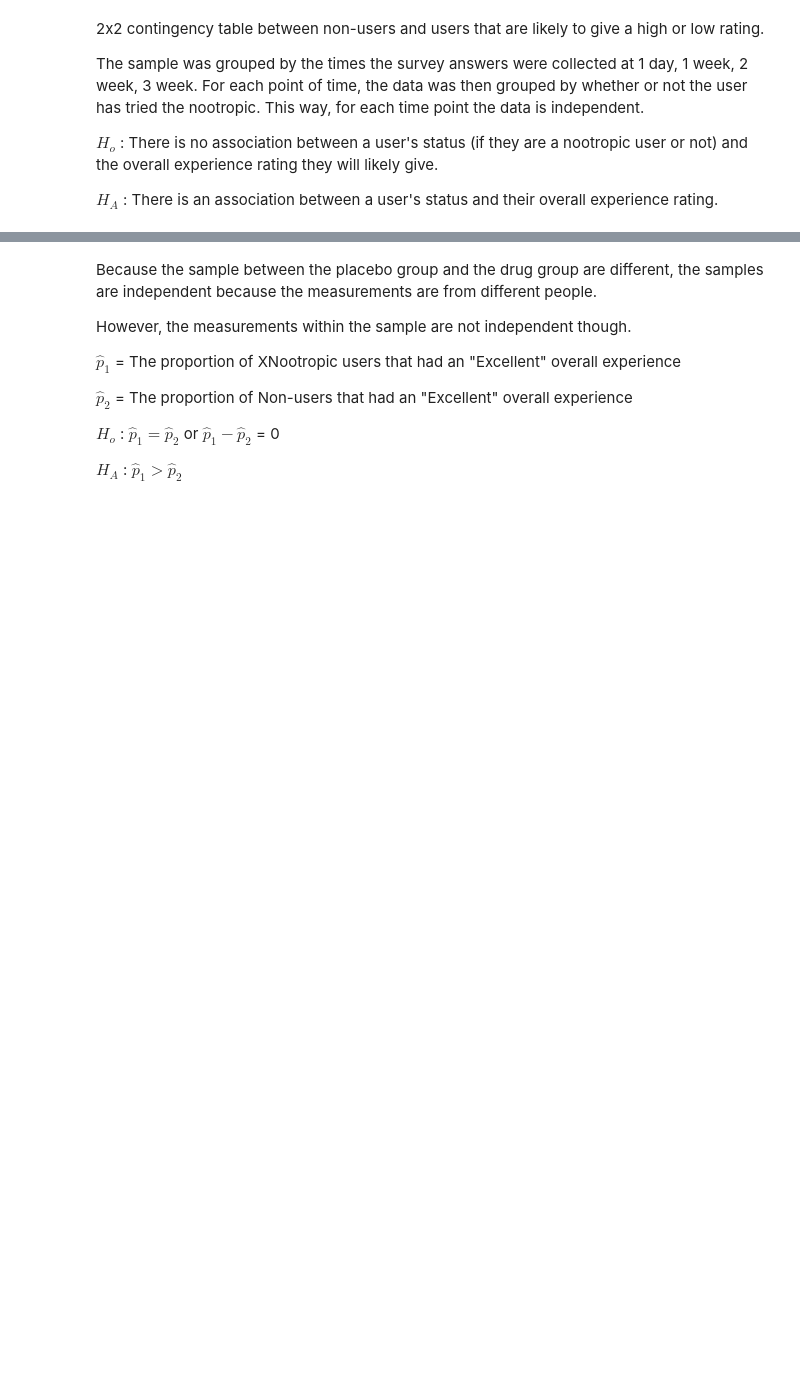
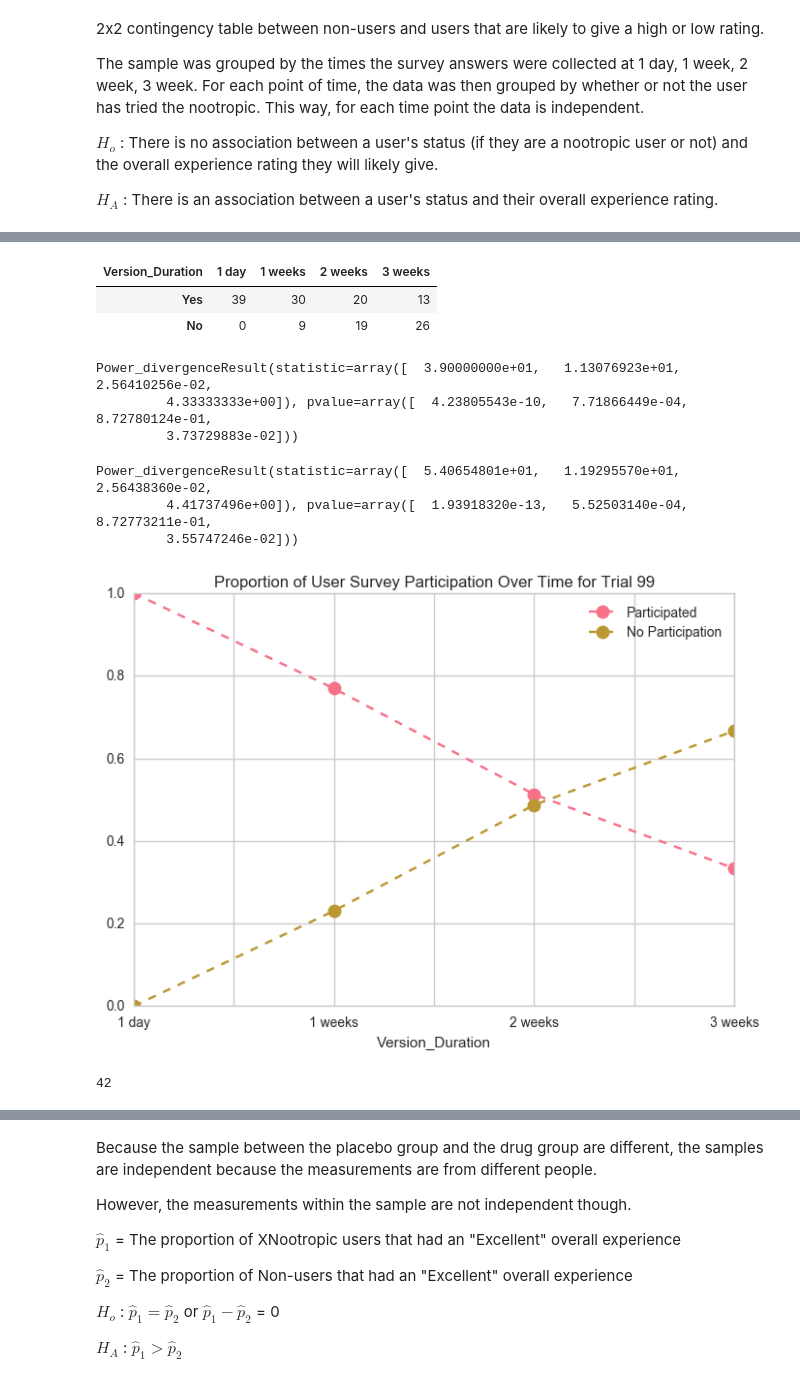
Before and after one commit to s-leung/NootropicProject, a Jupyter notebook: STAT ANALYSIS.ipynb, the cells around one changed output, grey strips where cells are left out. Saved outputs shown, nothing was run; the diff lists cells and outputs as text; code cells hidden in the pictures; blank space fills up the shorter version.

```diff
--- a/STAT ANALYSIS.ipynb
+++ b/STAT ANALYSIS.ipynb
@@ -118,0 +161,4 @@ pd.crosstab(index=day1.Overall_Exp_Rating, columns=day1.User_Status, margins=Tru
+# %%
+total_surveys = len(df_99[df_99.Version_Duration=='1 day']['Last_Name'].unique())
+total_surveys
+#a total of 39 users that answered day 1
@@ -143,0 +197,6 @@ day1[day1.Overall_Experience=='No effect'] # this is the user that did not respo
+# %%
+answered = df_99.groupby(['Version_Duration'])[['Overall_Experience']].count()
+#this is the number of users that have answered the survey for that question
+#answered['Yes']=answered['Overall_Experience']
+ans = answered.rename(columns={'Overall_Experience': 'Yes'})
+ans
@@ -143,0 +220,4 @@ day1[day1.Overall_Experience=='No effect'] # this is the user that did not respo
+# %%
+no_answer = total_surveys-answered
+no_ans = no_answer.rename(columns={'Overall_Experience': 'No'})
+no_ans
@@ -143,0 +231,29 @@ day1[day1.Overall_Experience=='No effect'] # this is the user that did not respo
+# %%
+survey = pd.concat([ans, no_ans],axis=1)
+sur = survey.unstack(0).unstack()
+sur
+# %% [output]
+| Version_Duration | 1 day | 1 weeks | 2 weeks | 3 weeks |
+| Yes | 39 | 30 | 20 | 13 |
+| No | 0 | 9 | 19 | 26 |
+# %%
+stats.chisquare(sur)
+#there is an association between the version duration and whether or not users answered surveys
+# %% [output]
+Power_divergenceResult(statistic=array([  3.90000000e+01,   1.13076923e+01,   2.56410256e-02,
+         4.33333333e+00]), pvalue=array([  4.23805543e-10,   7.71866449e-04,   8.72780124e-01,
+         3.73729883e-02]))
+# %%
+stats.power_divergence(sur, lambda_='log-likelihood')
+# %% [output]
+Power_divergenceResult(statistic=array([  5.40654801e+01,   1.19295570e+01,   2.56438360e-02,
+         4.41737496e+00]), pvalue=array([  1.93918320e-13,   5.52503140e-04,   8.72773211e-01,
+         3.55747246e-02]))
+# %%
+ax = ((df_99.groupby(['Version_Duration'])[['Overall_Experience']].count()) / total_surveys).plot(markersize=10,marker='o', linestyle='--', )
+(no_answer / total_surveys).plot(marker='o', linestyle='--', markersize=10, ax=ax)
+ax.legend(['Participated','No Participation'])
+plt.title('Proportion of User Survey Participation Over Time for Trial 99')
+plt.show()
+# %% [output]
+[figure, added]
@@ -143,0 +262,5 @@ day1[day1.Overall_Experience=='No effect'] # this is the user that did not respo
+# %%
+total_51 = len(df_51[df_51.Version_Duration=='1 day']['Last_Name'].unique())
+total_51
+# %% [output]
+42
```
Also changed, not shown: parts of 36 cells of this notebook.
